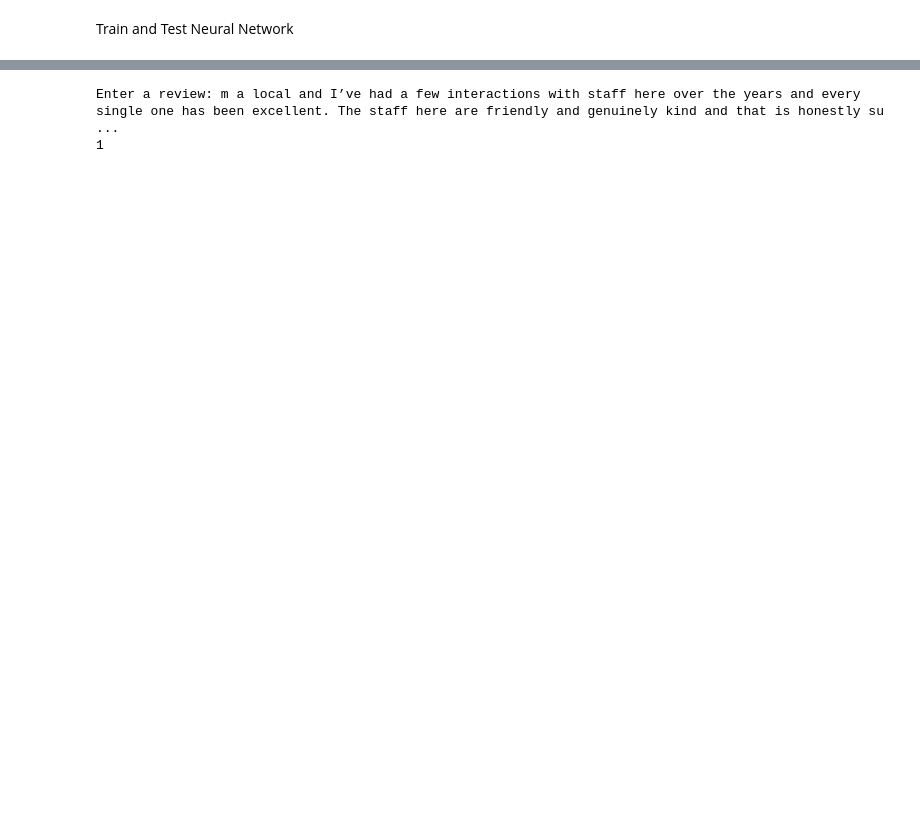
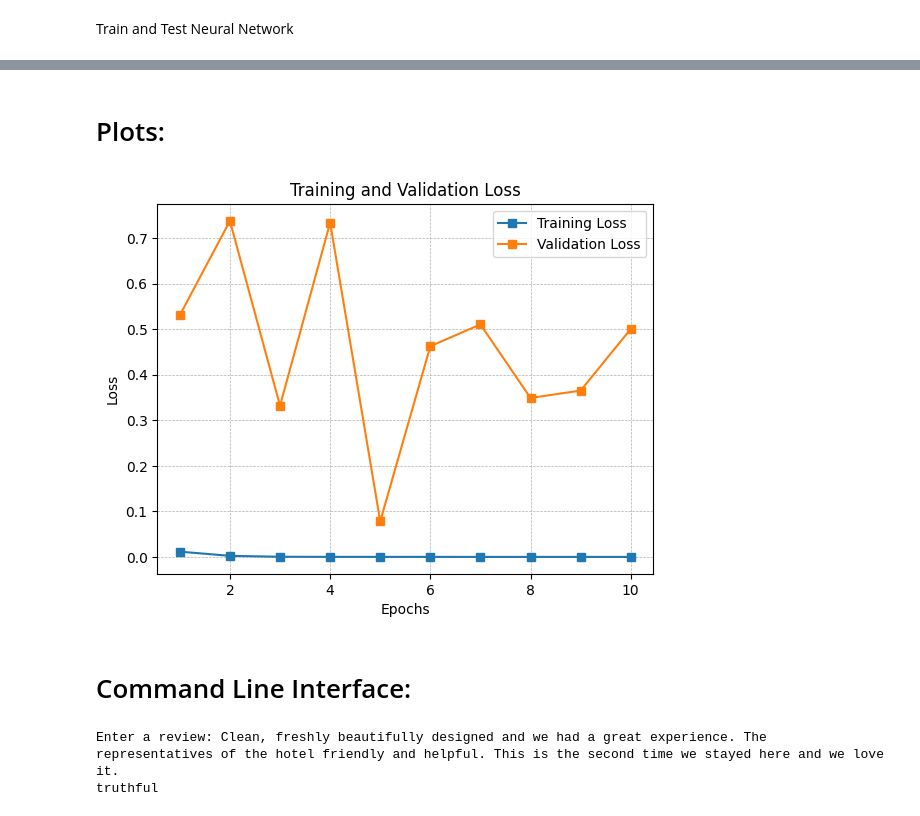
Before and after one commit to McIlwee-Nevan/CS482-Final-Project_BeierMamarilMcIlwee, a Jupyter notebook: models.ipynb, the cells around one changed output, grey strips where cells are left out. Drawn from its saved outputs; the diff is of its cells as text; code cells hidden in the pictures; blank space fills up the shorter version.

Commit message:
Added validation loss and plot for nn

```diff
--- a/models.ipynb
+++ b/models.ipynb
@@ -141,7 +134,8 @@ criterion = nn.CrossEntropyLoss()
 # %%
 # Train model
 num_epochs = 10
-loss_arr = np.zeros(num_epochs)
+train_loss = np.zeros(num_epochs)
+val_loss = np.zeros(num_epochs)
 
 for epoch in range(num_epochs):
     nn_model.train()
@@ -150,11 +144,20 @@ for epoch in range(num_epochs):
         x, y = x.to(device), y.to(device)
 
         z = nn_model.forward(x)
-        loss = criterion(z, y)
+        loss_1 = criterion(z, y)
         optimizer.zero_grad()
-        loss.backward()
+        loss_1.backward()
         optimizer.step()
 
-    print(f'Epoch [{epoch+1}/{num_epochs}], Loss: {loss.item():.4f}')
-    loss_arr[epoch] = loss.item()
+    nn_model.eval()
+
+    for (x,y) in val_loader:
+        x, y = x.to(device), y.to(device)
+
+        z = nn_model(x)
+        loss_2 = criterion(z, y)
+
+    print(f'Epoch [{epoch+1}/{num_epochs}], Train Loss: {loss_1.item():.4f}, Validation Loss: {loss_2.item():.4f}')
+    train_loss[epoch] = loss_1.item()
+    val_loss[epoch] = loss_2.item()
 # %% [output]
@@ -212,3 +216,5 @@ files.download('./nn_model.pt')
 # %% [output]
 [interactive output not drawn]
 [interactive output not drawn]
+# %% [markdown]
+# Plots:
@@ -215,3 +223,25 @@ files.download('./nn_model.pt')
+# %%
+epochs = range(1, num_epochs + 1)
+# Plot and label the training and validation loss values
+plt.plot(epochs, train_loss, label='Training Loss', marker='s')
+plt.plot(epochs, val_loss, label='Validation Loss', marker='s')
+
+# Add in a title and axes labels
+plt.title('Training and Validation Loss')
+plt.xlabel('Epochs')
+plt.ylabel('Loss')
+
+# Set the tick locations
+# plt.xticks(np.arange(0, num_epochs, 10))
+
+# Display the plot
+plt.legend(loc='best')
+plt.grid(linestyle = '--', linewidth = 0.5)
+plt.show()
+# %% [output]
+[figure, added]
+# %% [markdown]
+# Command Line Interface:
 # %%
 import torch.nn.functional as F
 
@@ -228,7 +258,7 @@ probabilities = F.softmax(output, dim=1)
 
 predicted_class = torch.argmax(probabilities, dim=1).item()
 
-print(predicted_class)
+print("truthful" if not predicted_class else "deceptive")
 # %% [output]
-Enter a review: m a local and I’ve had a few interactions with staff here over the years and every single one has been excellent. The staff here are friendly and genuinely kind and that is honestly su ...
-1
+Enter a review: Clean, freshly beautifully designed and we had a great experience. The representatives of the hotel friendly and helpful. This is the second time we stayed here and we love it.
+truthful
```
Also changed, not shown: parts of 7 cells of this notebook.
